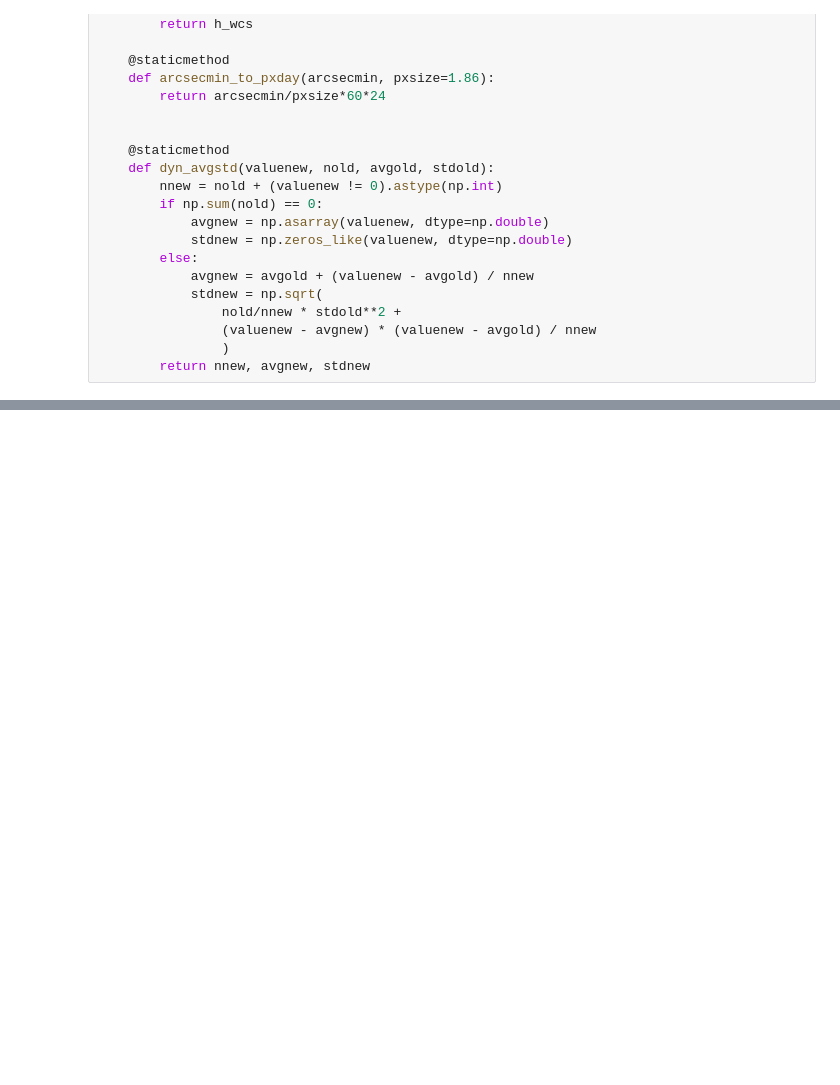
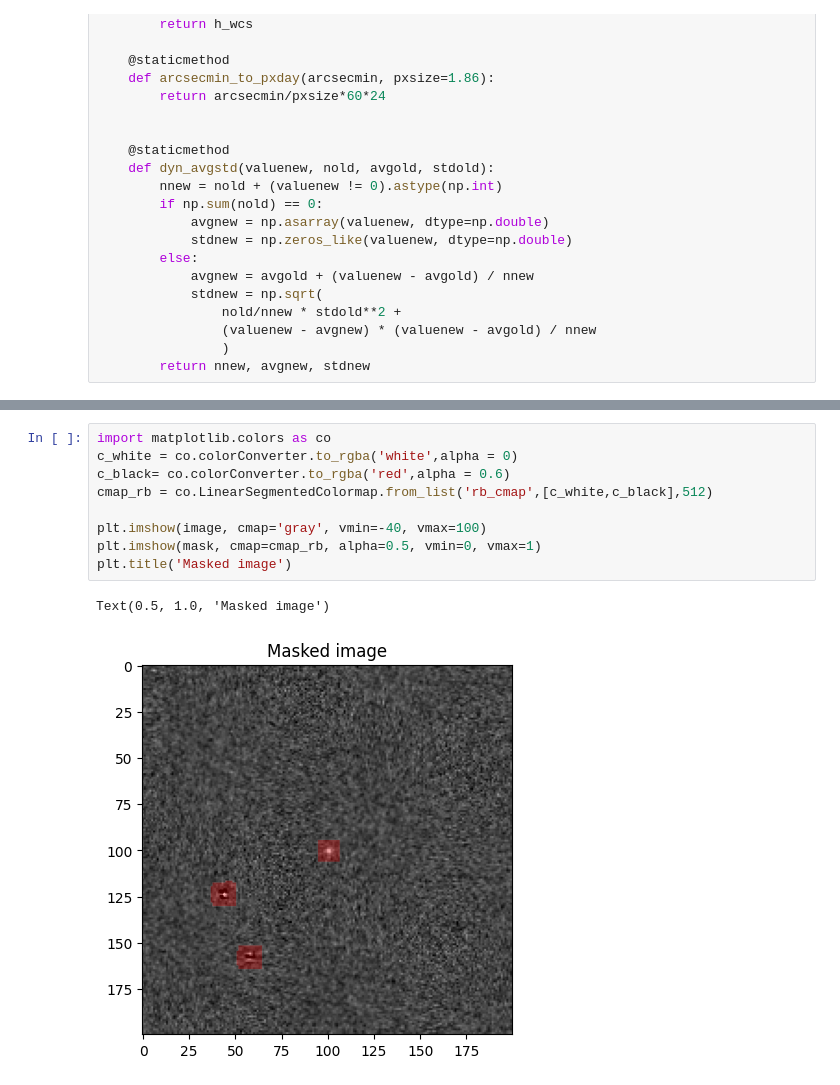
Before and after one commit to miguelralarcon/kbmod_atlas, a Jupyter notebook: lab/residual_masking.ipynb, the cells around one changed output, grey strips where cells are left out. Drawn from its saved outputs; the diff is of its cells as text; blank space fills up the shorter version.

```diff
--- a/lab/residual_masking.ipynb
+++ b/lab/residual_masking.ipynb
@@ -1481,0 +361,12 @@ crop_params
+# %%
+import matplotlib.colors as co
+c_white = co.colorConverter.to_rgba('white',alpha = 0)
+c_black= co.colorConverter.to_rgba('red',alpha = 0.6)
+cmap_rb = co.LinearSegmentedColormap.from_list('rb_cmap',[c_white,c_black],512)
+
+plt.imshow(image, cmap='gray', vmin=-40, vmax=100)
+plt.imshow(mask, cmap=cmap_rb, alpha=0.5, vmin=0, vmax=1)
+plt.title('Masked image')
+# %% [output]
+Text(0.5, 1.0, 'Masked image')
+[figure, added]
```
Also changed, not shown: parts of 100 cells of this notebook.
